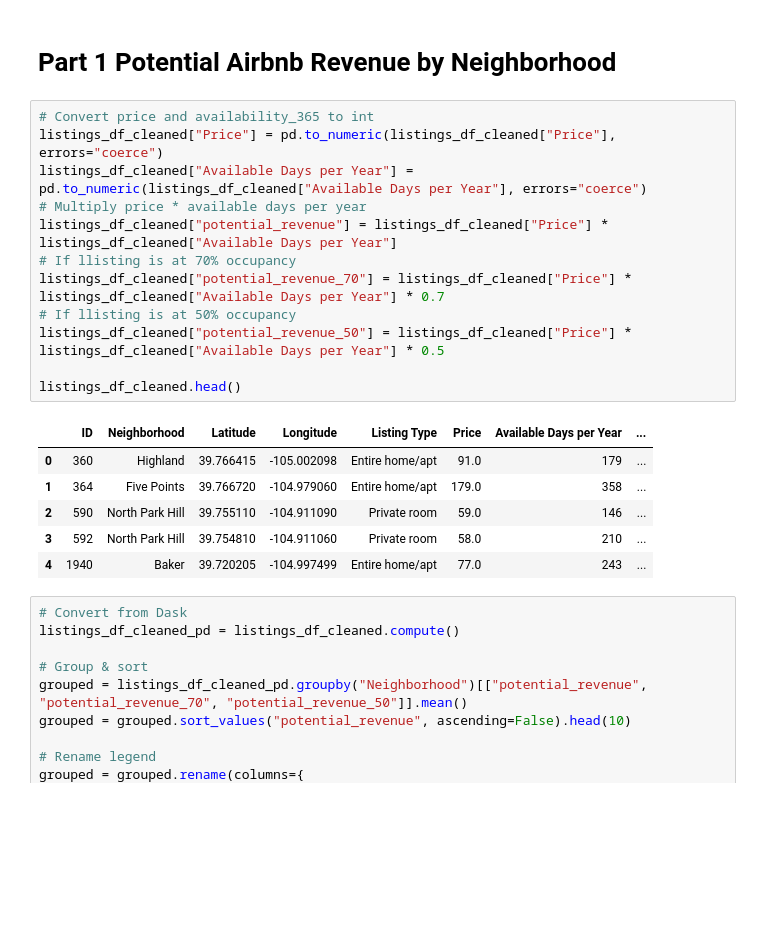
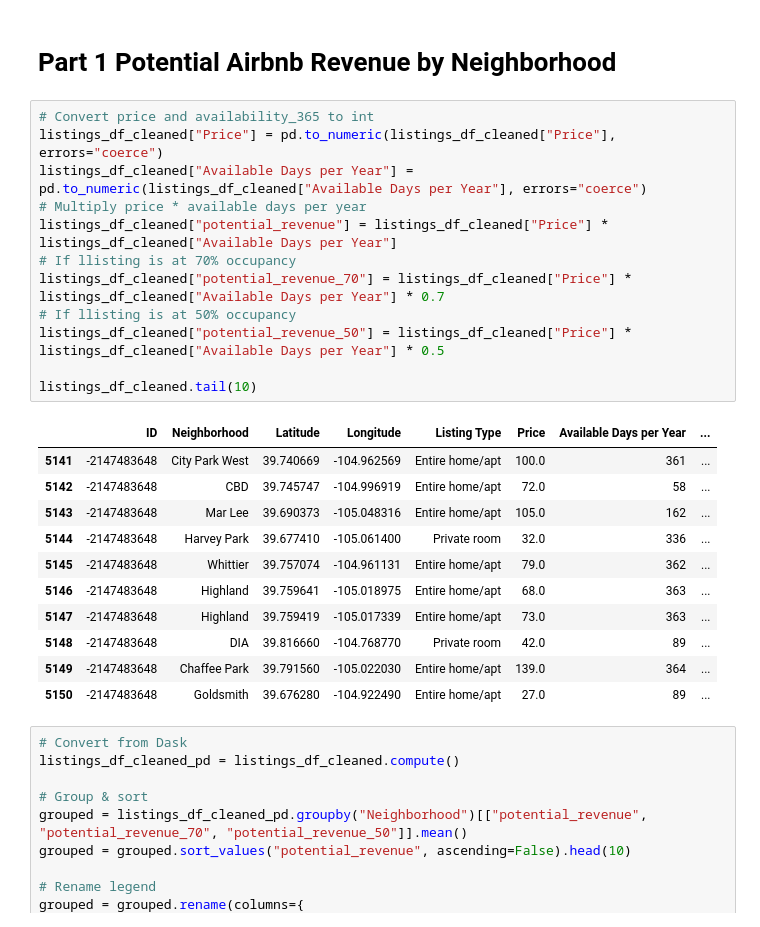
Before and after one commit to kanchanratan1980/Project-5_Group-3, a Jupyter notebook: airbnb.ipynb, the cells around one changed output. Cells and saved outputs as stored; diff of their text form; blank space fills up the shorter version.

```diff
--- a/airbnb.ipynb
+++ b/airbnb.ipynb
@@ -180,22 +180,27 @@ listings_df_cleaned.to_csv('Resources/cleaned_listings.csv', index=False, single
 # %%
 # Convert price and availability_365 to int
 listings_df_cleaned["Price"] = pd.to_numeric(listings_df_cleaned["Price"], errors="coerce")
 listings_df_cleaned["Available Days per Year"] = pd.to_numeric(listings_df_cleaned["Available Days per Year"], errors="coerce")
 # Multiply price * available days per year
 listings_df_cleaned["potential_revenue"] = listings_df_cleaned["Price"] * listings_df_cleaned["Available Days per Year"]
 # If llisting is at 70% occupancy
 listings_df_cleaned["potential_revenue_70"] = listings_df_cleaned["Price"] * listings_df_cleaned["Available Days per Year"] * 0.7
 # If llisting is at 50% occupancy
 listings_df_cleaned["potential_revenue_50"] = listings_df_cleaned["Price"] * listings_df_cleaned["Available Days per Year"] * 0.5
 
-listings_df_cleaned.head()
+listings_df_cleaned.tail(10)
 # %% [output]
 |  | ID | Neighborhood | Latitude | Longitude | Listing Type | Price | Available Days per Year | ... |
-| 0 | 360 | Highland | 39.766415 | -105.002098 | Entire home/apt | 91.0 | 179 | ... |
-| 1 | 364 | Five Points | 39.766720 | -104.979060 | Entire home/apt | 179.0 | 358 | ... |
-| 2 | 590 | North Park Hill | 39.755110 | -104.911090 | Private room | 59.0 | 146 | ... |
-| 3 | 592 | North Park Hill | 39.754810 | -104.911060 | Private room | 58.0 | 210 | ... |
-| 4 | 1940 | Baker | 39.720205 | -104.997499 | Entire home/apt | 77.0 | 243 | ... |
+| 5141 | -2147483648 | City Park West | 39.740669 | -104.962569 | Entire home/apt | 100.0 | 361 | ... |
+| 5142 | -2147483648 | CBD | 39.745747 | -104.996919 | Entire home/apt | 72.0 | 58 | ... |
+| 5143 | -2147483648 | Mar Lee | 39.690373 | -105.048316 | Entire home/apt | 105.0 | 162 | ... |
+| 5144 | -2147483648 | Harvey Park | 39.677410 | -105.061400 | Private room | 32.0 | 336 | ... |
+| 5145 | -2147483648 | Whittier | 39.757074 | -104.961131 | Entire home/apt | 79.0 | 362 | ... |
+| 5146 | -2147483648 | Highland | 39.759641 | -105.018975 | Entire home/apt | 68.0 | 363 | ... |
+| 5147 | -2147483648 | Highland | 39.759419 | -105.017339 | Entire home/apt | 73.0 | 363 | ... |
+| 5148 | -2147483648 | DIA | 39.816660 | -104.768770 | Private room | 42.0 | 89 | ... |
+| 5149 | -2147483648 | Chaffee Park | 39.791560 | -105.022030 | Entire home/apt | 139.0 | 364 | ... |
+| 5150 | -2147483648 | Goldsmith | 39.676280 | -104.922490 | Entire home/apt | 27.0 | 89 | ... |
 # %%
 # Convert from Dask
 listings_df_cleaned_pd = listings_df_cleaned.compute()
```
Also changed, not shown: parts of 4 cells of this notebook, 3 other files.
